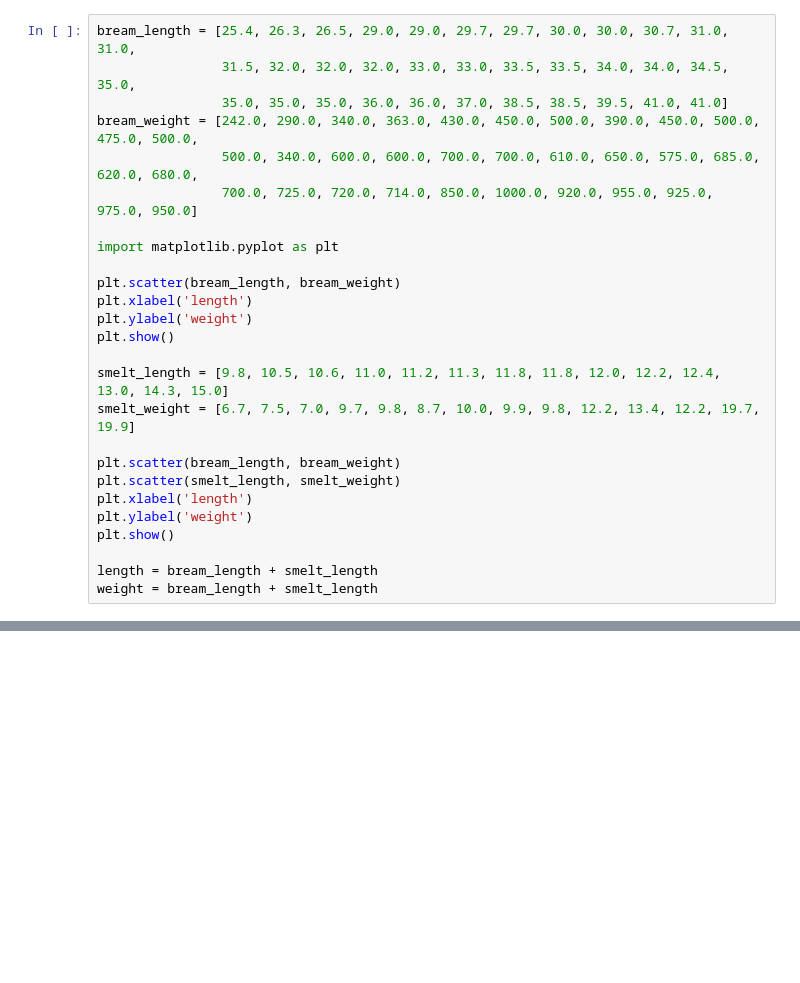
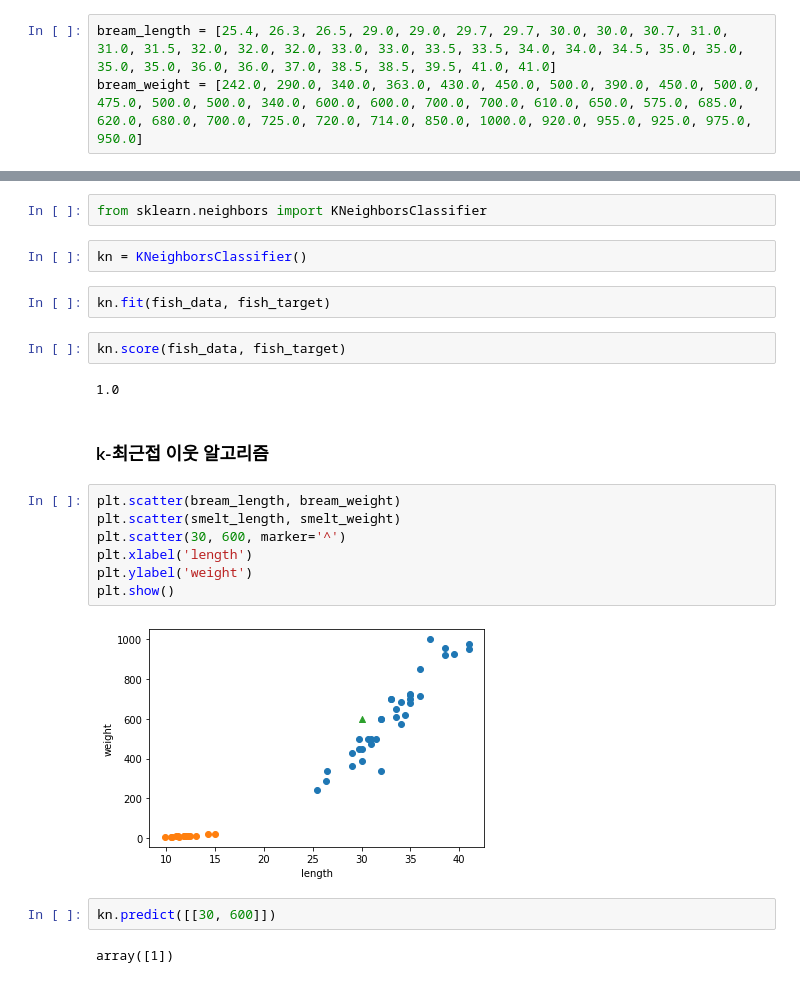
Before and after one commit to beomjun96/MachineLearning, a Jupyter notebook: BreamAndSmelt.ipynb, the cells around one changed output, grey strips where cells are left out. Saved outputs shown, nothing was run; the diff lists cells and outputs as text; blank space fills up the shorter version.

```diff
--- a/BreamAndSmelt.ipynb
+++ b/BreamAndSmelt.ipynb
@@ -1,26 +13,3 @@
 # %%
-bream_length = [25.4, 26.3, 26.5, 29.0, 29.0, 29.7, 29.7, 30.0, 30.0, 30.7, 31.0, 31.0,
-                31.5, 32.0, 32.0, 32.0, 33.0, 33.0, 33.5, 33.5, 34.0, 34.0, 34.5, 35.0,
-                35.0, 35.0, 35.0, 36.0, 36.0, 37.0, 38.5, 38.5, 39.5, 41.0, 41.0]
-bream_weight = [242.0, 290.0, 340.0, 363.0, 430.0, 450.0, 500.0, 390.0, 450.0, 500.0, 475.0, 500.0,
-                500.0, 340.0, 600.0, 600.0, 700.0, 700.0, 610.0, 650.0, 575.0, 685.0, 620.0, 680.0,
-                700.0, 725.0, 720.0, 714.0, 850.0, 1000.0, 920.0, 955.0, 925.0, 975.0, 950.0]
-
-import matplotlib.pyplot as plt
-
-plt.scatter(bream_length, bream_weight)
-plt.xlabel('length')
-plt.ylabel('weight')
-plt.show()
-
-smelt_length = [9.8, 10.5, 10.6, 11.0, 11.2, 11.3, 11.8, 11.8, 12.0, 12.2, 12.4, 13.0, 14.3, 15.0]
-smelt_weight = [6.7, 7.5, 7.0, 9.7, 9.8, 8.7, 10.0, 9.9, 9.8, 12.2, 13.4, 12.2, 19.7, 19.9]
-
-plt.scatter(bream_length, bream_weight)
-plt.scatter(smelt_length, smelt_weight)
-plt.xlabel('length')
-plt.ylabel('weight')
-plt.show()
-
-length = bream_length + smelt_length
-weight = bream_length + smelt_length
+bream_length = [25.4, 26.3, 26.5, 29.0, 29.0, 29.7, 29.7, 30.0, 30.0, 30.7, 31.0, 31.0, 31.5, 32.0, 32.0, 32.0, 33.0, 33.0, 33.5, 33.5, 34.0, 34.0, 34.5, 35.0, 35.0, 35.0, 35.0, 36.0, 36.0, 37.0, 38.5, 38.5, 39.5, 41.0, 41.0]
+bream_weight = [242.0, 290.0, 340.0, 363.0, 430.0, 450.0, 500.0, 390.0, 450.0, 500.0, 475.0, 500.0, 500.0, 340.0, 600.0, 600.0, 700.0, 700.0, 610.0, 650.0, 575.0, 685.0, 620.0, 680.0, 700.0, 725.0, 720.0, 714.0, 850.0, 1000.0, 920.0, 955.0, 925.0, 975.0, 950.0]
@@ -32,0 +54,25 @@ print(fish_target)
+# %%
+from sklearn.neighbors import KNeighborsClassifier
+# %%
+kn = KNeighborsClassifier()
+# %%
+kn.fit(fish_data, fish_target)
+# %%
+kn.score(fish_data, fish_target)
+# %% [output]
+1.0
+# %% [markdown]
+### k-최근접 이웃 알고리즘
+# %%
+plt.scatter(bream_length, bream_weight)
+plt.scatter(smelt_length, smelt_weight)
+plt.scatter(30, 600, marker='^')
+plt.xlabel('length')
+plt.ylabel('weight')
+plt.show()
+# %% [output]
+[figure, added]
+# %%
+kn.predict([[30, 600]])
+# %% [output]
+array([1])
```
Also changed, not shown: parts of 19 cells of this notebook.
